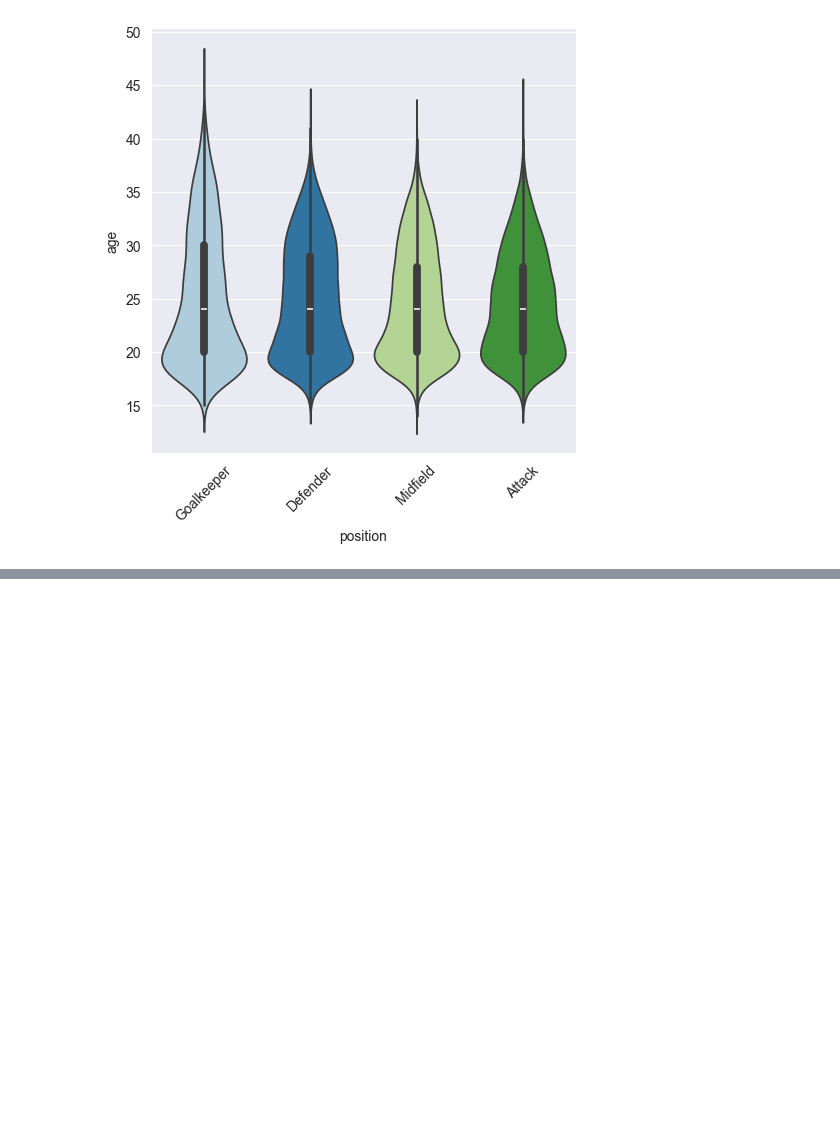
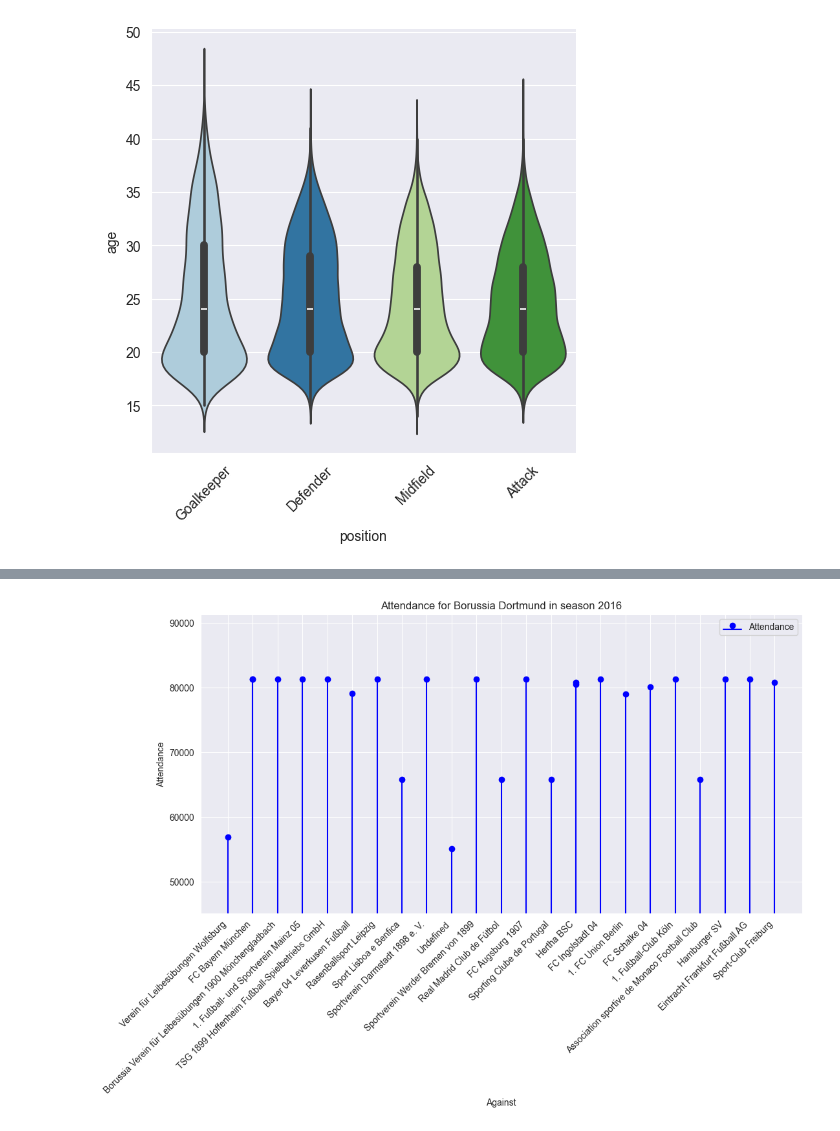
Before and after one commit to JavierBlancoGonzalez/Erasmus-IUM-6--Data_Analytics, a Jupyter notebook: Data_Analytic.ipynb, the cells around one changed output, grey strips where cells are left out. Cells and saved outputs as stored; diff of their text form; code cells hidden in the pictures; blank space fills up the shorter version.

Commit message:
ten graphic

```diff
--- a/Data_Analytic.ipynb
+++ b/Data_Analytic.ipynb
@@ -3,17 +3,12 @@ import pymongo
 import matplotlib.pyplot as plt
 import seaborn as sns
 import pandas as pd
-import warnings
-#import numpy as np
-
-warnings.filterwarnings("ignore")
-
 
 #Create the connection with the date base
 def create_connection():
     try:
         client = pymongo.MongoClient("mongodb://localhost:27017/")
-        return client["IUM"], client # Change the database name for your name
+        return client["IUM-Calcio"], client # Change the database name for your name
     except pymongo.errors.ConnectionFailure as e:
         print(f"Connection failed: {e}")
         return None, None
@@ -822,0 +808,11 @@ drawViolinPlot(total_positions)
+# %%
+def getHomeMatchesInfo(db, season, club_name):
+    try:
+        collection = db["games"]
+        query = {"season": season, "home_club_name": club_name}
+        result = list(collection.find(query))
+        results_filtered = [{"attendance": item.get("attendance"), "against": item.get("away_club_name") or "Undefined"} for item in result]
+        return results_filtered
+    except Exception as e:
+            print(f"Retrieval of Games failed: {e}")
+            return []
@@ -822,0 +821,19 @@ drawViolinPlot(total_positions)
+# %%
+def GraphAttendance(data, season, club_name):
+    teams = [game['against'] for game in data]
+    attendance = [game['attendance'] for game in data]
+
+    plt.figure(figsize=(12, 6))
+    plt.stem(teams, attendance, label='Attendance', basefmt='b', linefmt='b-', markerfmt='bo')
+
+    plt.ylim(min(attendance) - 10000, max(attendance) + 10000)
+
+    plt.xticks(rotation=45, ha='right')
+    plt.xlabel('Against')
+    plt.ylabel('Attendance')
+    plt.title(f'Attendance for {club_name} in season {season}')
+    plt.legend()
+    plt.show()
+# %%
+data = getHomeMatchesInfo(db, 2016, "Borussia Dortmund")
+data
@@ -822,0 +858,4 @@ drawViolinPlot(total_positions)
+# %%
+GraphAttendance(data, 2016, "Borussia Dortmund")
+# %% [output]
+[figure, added]
```
Also changed, not shown: parts of 7 cells of this notebook.
